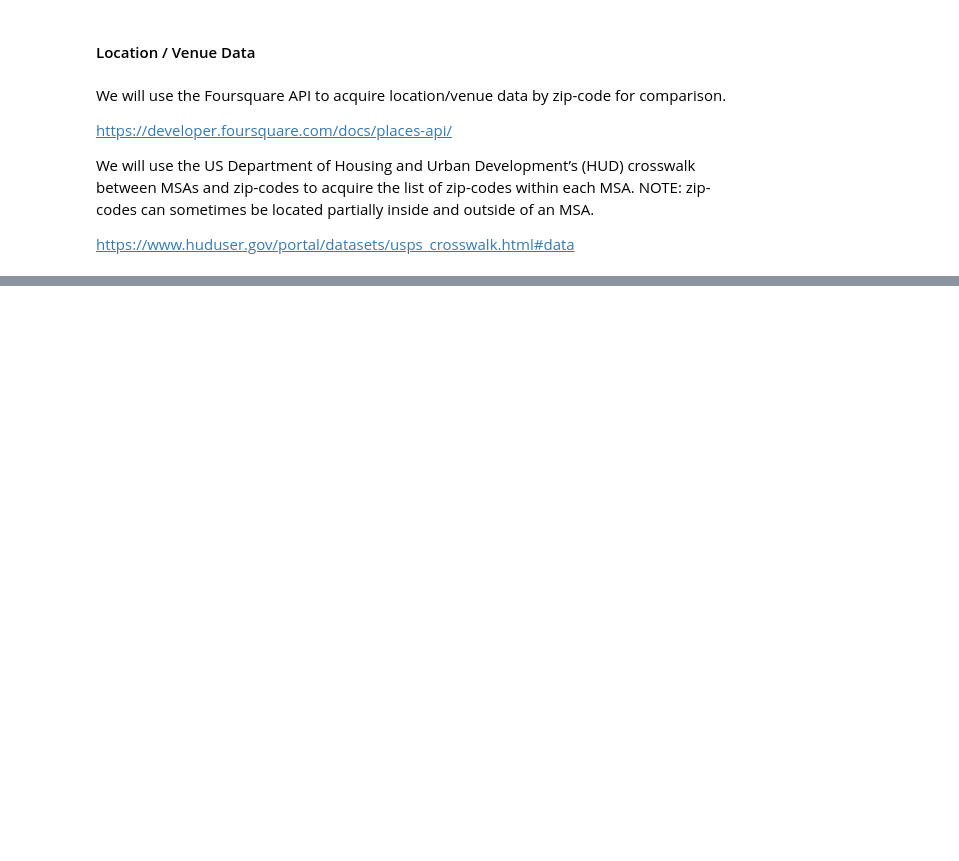
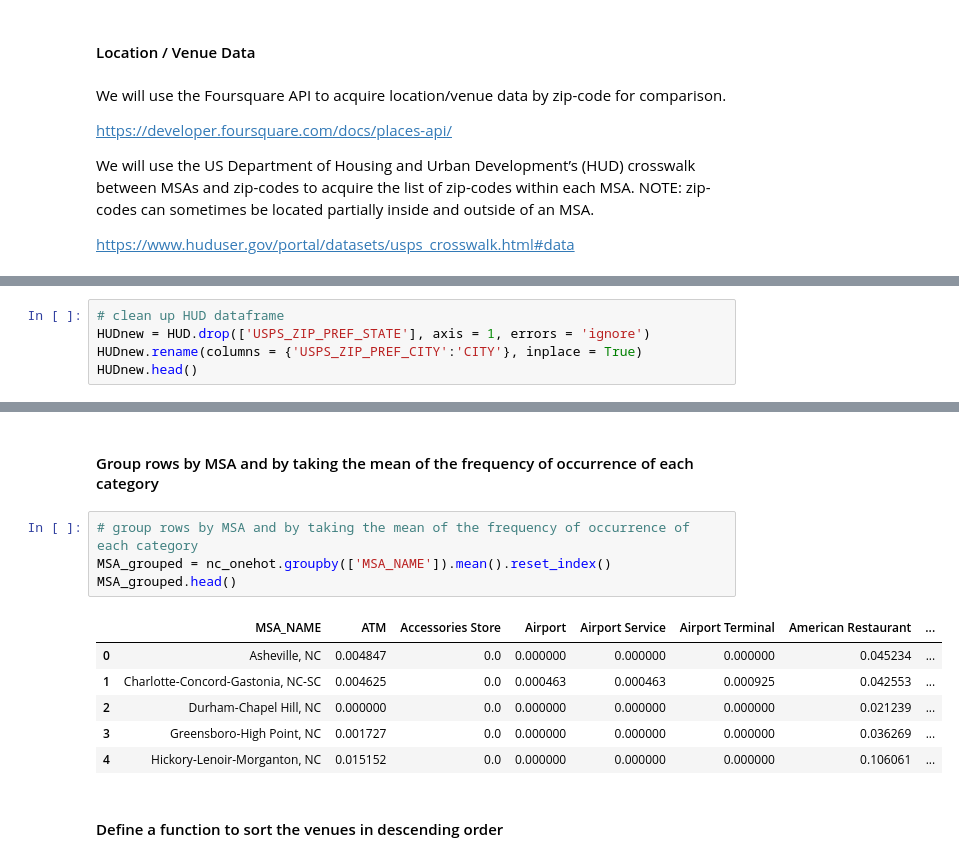
Before and after one commit to meadowjl21/Coursera_Capstone, a Jupyter notebook: Capstone Notebook.ipynb, the cells around one changed output, grey strips where cells are left out. Cells and saved outputs as stored; diff of their text form; blank space fills up the shorter version.

```diff
--- a/Capstone Notebook.ipynb
+++ b/Capstone Notebook.ipynb
@@ -34,0 +133,5 @@ https://www.huduser.gov/portal/datasets/usps_crosswalk.html#data
+# %%
+# clean up HUD dataframe
+HUDnew = HUD.drop(['USPS_ZIP_PREF_STATE'], axis = 1, errors = 'ignore')
+HUDnew.rename(columns = {'USPS_ZIP_PREF_CITY':'CITY'}, inplace = True)
+HUDnew.head()
@@ -34,0 +276,15 @@ https://www.huduser.gov/portal/datasets/usps_crosswalk.html#data
+# %% [markdown]
+#### Group rows by MSA and by taking the mean of the frequency of occurrence of each category
+# %%
+# group rows by MSA and by taking the mean of the frequency of occurrence of each category
+MSA_grouped = nc_onehot.groupby(['MSA_NAME']).mean().reset_index()
+MSA_grouped.head()
+# %% [output]
+|  | MSA_NAME | ATM | Accessories Store | Airport | Airport Service | Airport Terminal | American Restaurant | ... |
+| 0 | Asheville, NC | 0.004847 | 0.0 | 0.000000 | 0.000000 | 0.000000 | 0.045234 | ... |
+| 1 | Charlotte-Concord-Gastonia, NC-SC | 0.004625 | 0.0 | 0.000463 | 0.000463 | 0.000925 | 0.042553 | ... |
+| 2 | Durham-Chapel Hill, NC | 0.000000 | 0.0 | 0.000000 | 0.000000 | 0.000000 | 0.021239 | ... |
+| 3 | Greensboro-High Point, NC | 0.001727 | 0.0 | 0.000000 | 0.000000 | 0.000000 | 0.036269 | ... |
+| 4 | Hickory-Lenoir-Morganton, NC | 0.015152 | 0.0 | 0.000000 | 0.000000 | 0.000000 | 0.106061 | ... |
+# %% [markdown]
+#### Define a function to sort the venues in descending order
```
Also changed, not shown: parts of 35 cells of this notebook.
